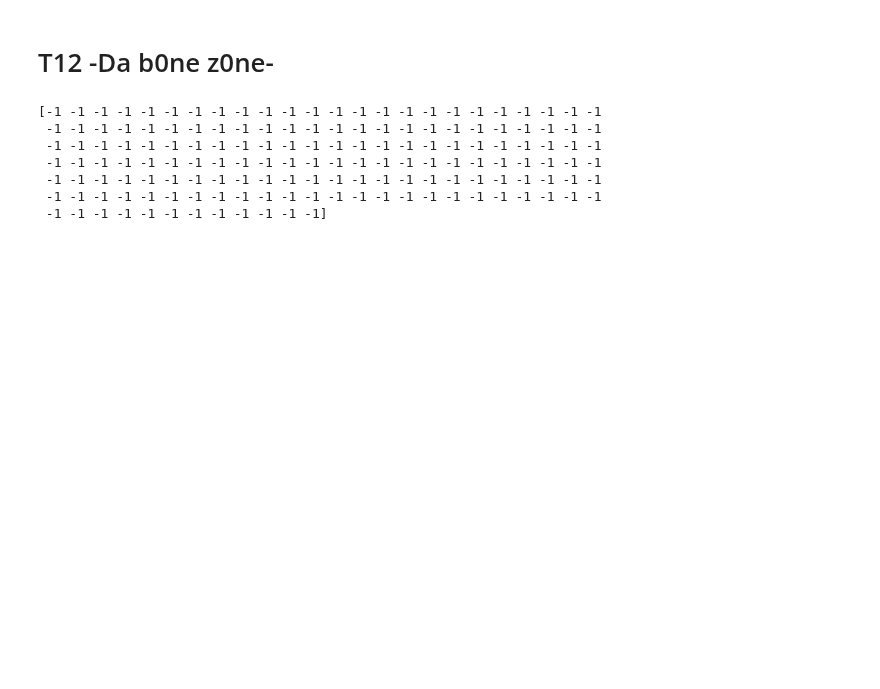
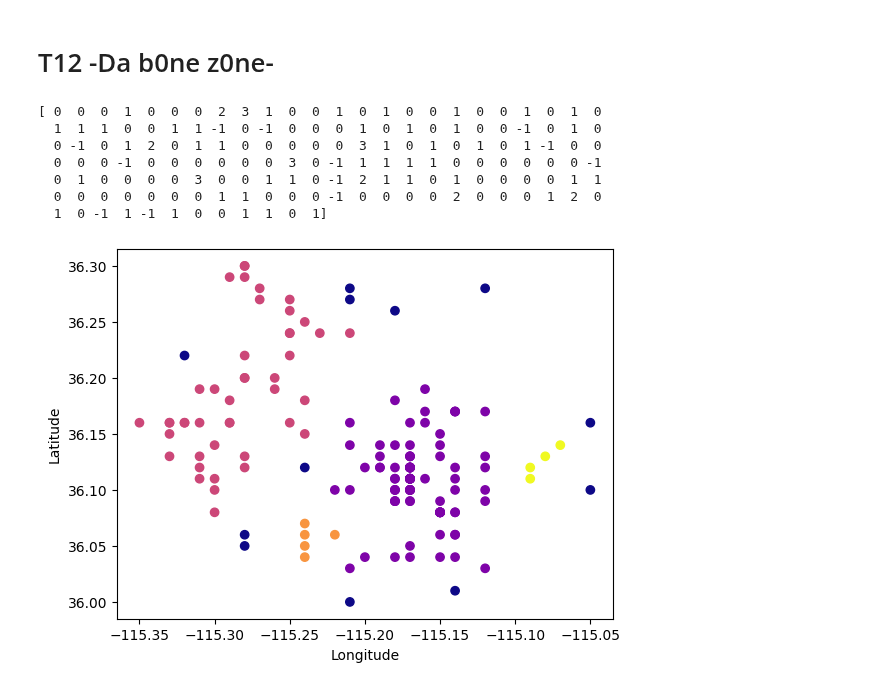
Before and after one commit to Petint/AI-and-DS, a Jupyter notebook: ds5/ds4.ipynb, the cells around one changed output. Cells and saved outputs as stored; diff of their text form; code cells hidden in the pictures; blank space fills up the shorter version.

```diff
--- a/ds5/ds4.ipynb
+++ b/ds5/ds4.ipynb
@@ -83,14 +83,21 @@ map_
 from sklearn.cluster import DBSCAN
 
 xXx  = dtf[['Latitude','Longitude']]
-dbs1 = DBSCAN(eps=0.025, min_samples=len(xXx)+1).fit(xXx)
+dbs1 = DBSCAN(eps=0.025, min_samples=3).fit(xXx)
 labels_dbs1 = dbs1.labels_
 print(labels_dbs1)
 # %% [output]
-[-1 -1 -1 -1 -1 -1 -1 -1 -1 -1 -1 -1 -1 -1 -1 -1 -1 -1 -1 -1 -1 -1 -1 -1
- -1 -1 -1 -1 -1 -1 -1 -1 -1 -1 -1 -1 -1 -1 -1 -1 -1 -1 -1 -1 -1 -1 -1 -1
- -1 -1 -1 -1 -1 -1 -1 -1 -1 -1 -1 -1 -1 -1 -1 -1 -1 -1 -1 -1 -1 -1 -1 -1
- -1 -1 -1 -1 -1 -1 -1 -1 -1 -1 -1 -1 -1 -1 -1 -1 -1 -1 -1 -1 -1 -1 -1 -1
- -1 -1 -1 -1 -1 -1 -1 -1 -1 -1 -1 -1 -1 -1 -1 -1 -1 -1 -1 -1 -1 -1 -1 -1
- -1 -1 -1 -1 -1 -1 -1 -1 -1 -1 -1 -1 -1 -1 -1 -1 -1 -1 -1 -1 -1 -1 -1 -1
- -1 -1 -1 -1 -1 -1 -1 -1 -1 -1 -1 -1]
+[ 0  0  0  1  0  0  0  2  3  1  0  0  1  0  1  0  0  1  0  0  1  0  1  0
+  1  1  1  0  0  1  1 -1  0 -1  0  0  0  1  0  1  0  1  0  0 -1  0  1  0
+  0 -1  0  1  2  0  1  1  0  0  0  0  0  3  1  0  1  0  1  0  1 -1  0  0
+  0  0  0 -1  0  0  0  0  0  0  3  0 -1  1  1  1  1  0  0  0  0  0  0 -1
+  0  1  0  0  0  0  3  0  0  1  1  0 -1  2  1  1  0  1  0  0  0  0  1  1
+  0  0  0  0  0  0  0  1  1  0  0  0 -1  0  0  0  0  2  0  0  0  1  2  0
+  1  0 -1  1 -1  1  0  0  1  1  0  1]
+# %%
+plt.scatter(xXx['Longitude'], xXx['Latitude'], c=labels_dbs1, cmap='plasma')
+plt.xlabel('Longitude')
+plt.ylabel('Latitude')
+plt.show()
+# %% [output]
+[figure, added]
```
Also changed, not shown: parts of 1 cell of this notebook.
